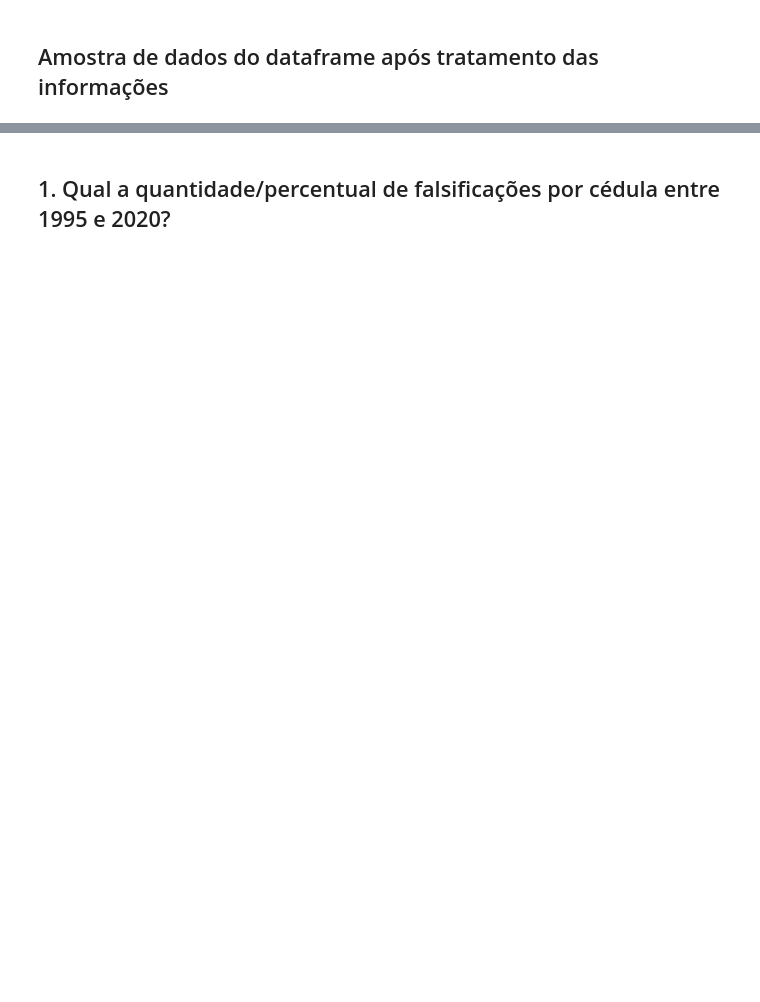
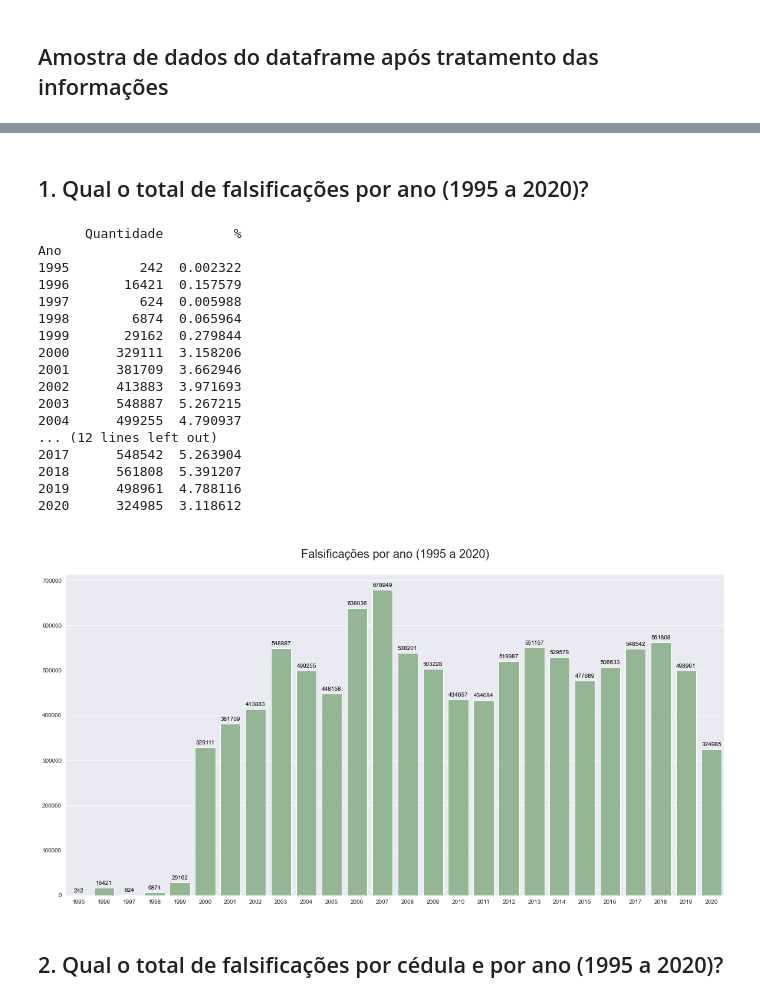
Before and after one commit to emso-exe/Falsificacao_de_cedulas_banco_central_do_brasil, a Jupyter notebook: analise_de_dados.ipynb, the cells around one changed output, grey strips where cells are left out. Cells and saved outputs as stored; diff of their text form; code cells hidden in the pictures; blank space fills up the shorter version.

```diff
--- a/analise_de_dados.ipynb
+++ b/analise_de_dados.ipynb
@@ -207,5 +200,51 @@ df.sample(10)
 # %% [markdown]
-## 1. Qual a quantidade/percentual de falsificações por cédula entre 1995 e 2020?
+## 1. Qual o total de falsificações por ano (1995 a 2020)?
+# %%
+df_temp = df.groupby(['Ano'])['Quantidade'].sum()
+df_ano_quantidade = pd.DataFrame(df_temp)
+df_ano_quantidade['%'] = df_ano_quantidade['Quantidade'] / df_ano_quantidade['Quantidade'].sum() * 100
+
+print(df_ano_quantidade)
+
+plt.figure(figsize=(20, 10))
+plot = sns.barplot(x=df_ano_quantidade.index,
+                   y=df_ano_quantidade['Quantidade'],
+                   orient='v',
+                   palette=['darkseagreen'])
+for i in plot.patches:
+    plot.annotate(format(i.get_height(), '.0f'),
+        (i.get_x() + i.get_width() / 2, i.get_height()),
+        ha='center',
+        va='baseline',
+        fontsize=10,
+        color='black',
+        xytext=(0, 5),
+        textcoords='offset points')
+plt.xlabel('')
+plt.ylabel('')
+plt.title('\nFalsificações por ano (1995 a 2020)\n', fontsize=20)
+plt.show(plot)
+# %% [output]
+      Quantidade         %
+Ano
+1995         242  0.002322
+1996       16421  0.157579
+1997         624  0.005988
+1998        6874  0.065964
+1999       29162  0.279844
+2000      329111  3.158206
+2001      381709  3.662946
+2002      413883  3.971693
+2003      548887  5.267215
+2004      499255  4.790937
+... (12 lines left out)
+2017      548542  5.263904
+2018      561808  5.391207
+2019      498961  4.788116
+2020      324985  3.118612
+[figure, added]
+# %% [markdown]
+## 2. Qual o total de falsificações por cédula e por ano (1995 a 2020)?
 # %%
 df_temp = df.groupby(['Ano','Denominação'])['Quantidade'].sum()
 df_ano_denominacao_quantidade = pd.DataFrame(df_temp)
```
Also changed, not shown: parts of 15 cells of this notebook.
